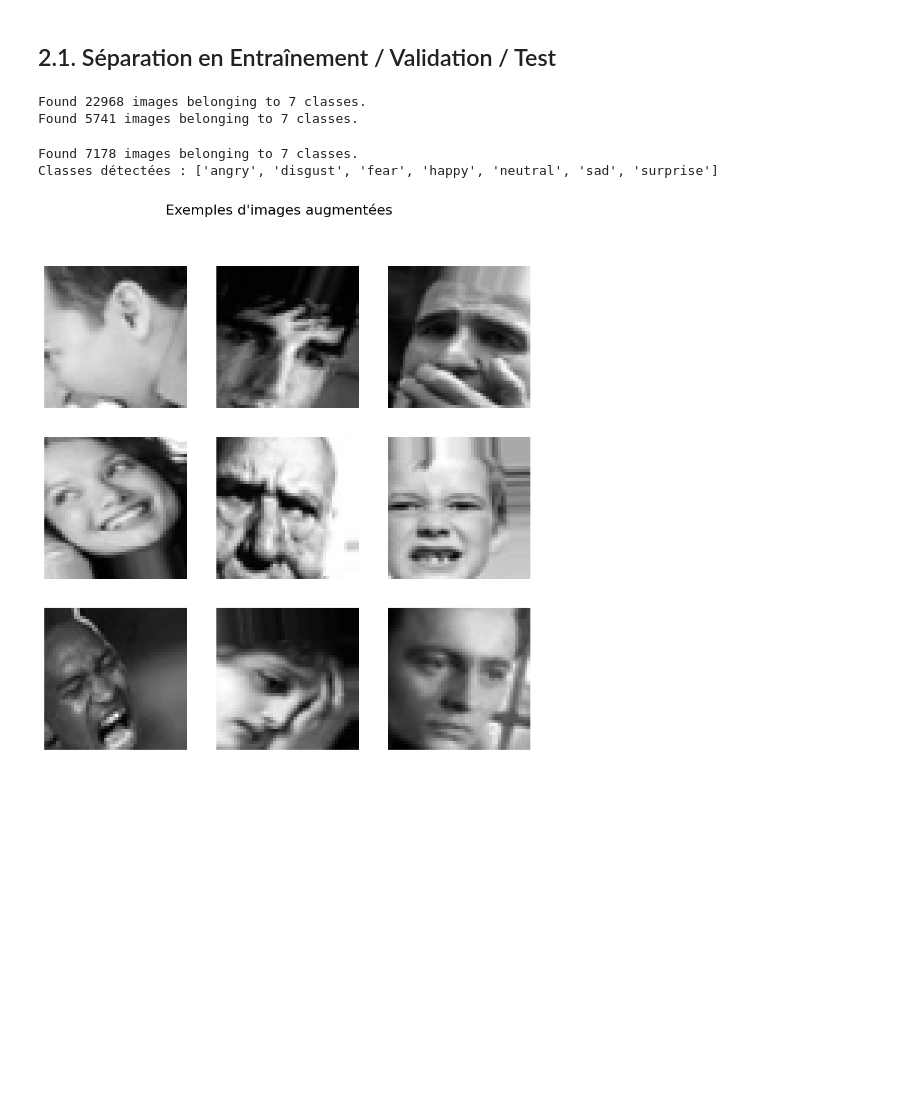
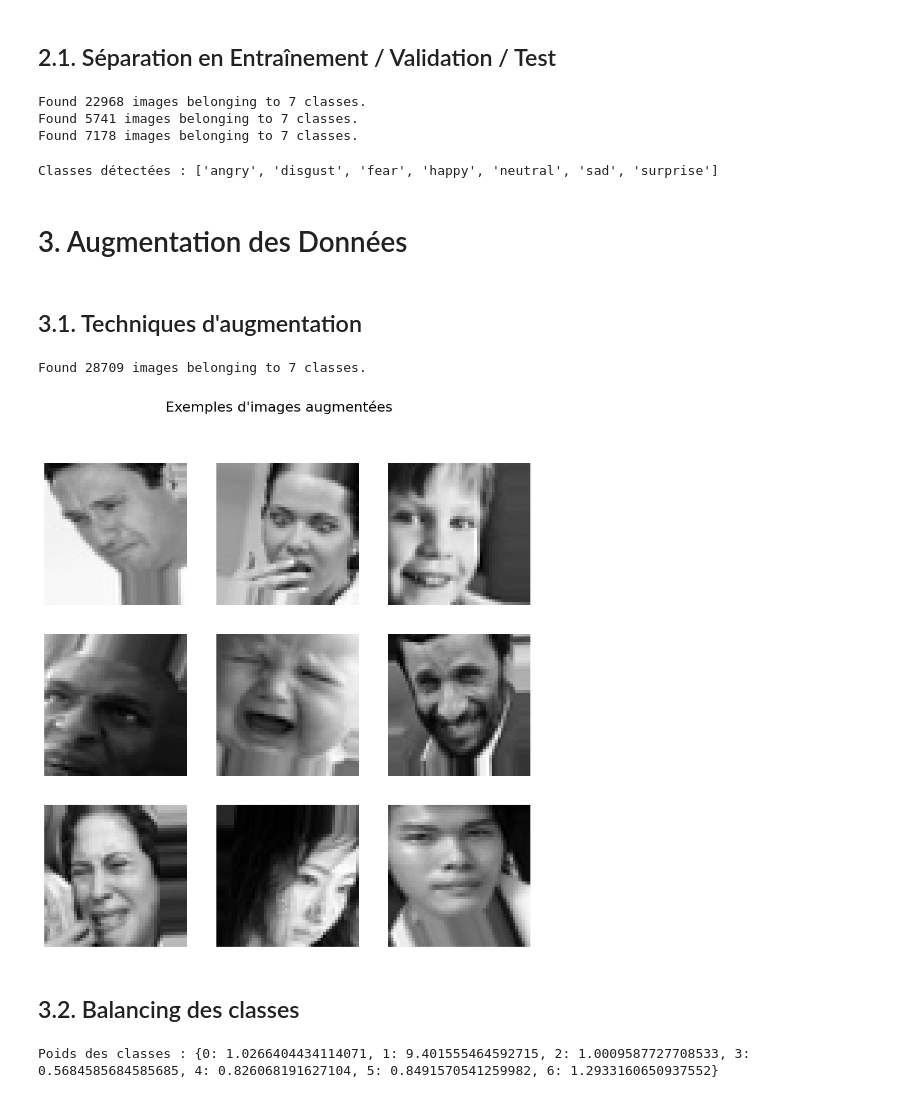
Before and after one commit to weda-mossab/Reconnaissance-des-Emotions-par-Analyse-des-Expressions-Faciales-Computer-Vision-, a Jupyter notebook: computer_vision.ipynb, the cells around one changed output. Saved outputs shown, nothing was run; the diff lists cells and outputs as text; code cells hidden in the pictures; blank space fills up the shorter version.

```diff
--- a/computer_vision.ipynb
+++ b/computer_vision.ipynb
@@ -91,17 +84,15 @@ test_datagen = ImageDataGenerator(rescale=1.0/255)
 # %% [markdown]
 ## 2.1. Séparation en Entraînement / Validation / Test
 # %%
-# 1. Entraînement (80% du dataset d'entraînement)
 train_generator = train_datagen.flow_from_directory(
     data_dir_train,
     target_size=img_size,
     batch_size=32,
-    color_mode="grayscale",  # Les images FER2013 sont en niveaux de gris
-    class_mode="categorical",  # Classification multi-classes
+    color_mode="grayscale",
+    class_mode="categorical",
     subset="training"
 )
 
-# 2. Validation (20% du dataset d'entraînement)
 validation_generator = train_datagen.flow_from_directory(
     data_dir_train,
     target_size=img_size,
@@ -110,38 +101,71 @@ validation_generator = train_datagen.flow_from_directory(
     class_mode="categorical",
     subset="validation"
 )
+
+test_generator = test_datagen.flow_from_directory(
+    data_dir_test,
+    target_size=img_size,
+    batch_size=32,
+    color_mode="grayscale",
+    class_mode="categorical",
+    shuffle=False
+)
 # %% [output]
 Found 22968 images belonging to 7 classes.
 Found 5741 images belonging to 7 classes.
+Found 7178 images belonging to 7 classes.
 # %%
-# 3. Test (indépendant du set d'entraînement et validation)
-test_generator = test_datagen.flow_from_directory(
-    data_dir_test,
-    target_size=img_size,
-    batch_size=32,
-    color_mode="grayscale",
-    class_mode="categorical",
-    shuffle=False  # Pas de mélange des données de test
-)
-
 # Affichage des classes détectées
 class_labels = list(train_generator.class_indices.keys())
 print("Classes détectées :", class_labels)
 # %% [output]
-Found 7178 images belonging to 7 classes.
 Classes détectées : ['angry', 'disgust', 'fear', 'happy', 'neutral', 'sad', 'surprise']
+# %% [markdown]
+# 3. Augmentation des Données
+# %% [markdown]
+## 3.1. Techniques d'augmentation
 # %%
+augmented_datagen = ImageDataGenerator(
+    rescale=1./255,
+    rotation_range=20,
+    width_shift_range=0.2,
+    height_shift_range=0.2,
+    shear_range=0.2,
+    zoom_range=0.2,
+    horizontal_flip=True
+)
+
+augmented_generator = augmented_datagen.flow_from_directory(
+    data_dir_train,
+    target_size=img_size,
+    batch_size=32,
+    color_mode="grayscale",
+    class_mode="categorical"
+)
+
 # Visualisation d'images augmentées
-augmented_images, _ = next(train_generator)
+augmented_images, _ = next(augmented_generator)
 plt.figure(figsize=(10, 10))
 plt.suptitle("Exemples d'images augmentées", fontsize=16)
 for i in range(9):
     plt.subplot(3, 3, i+1)
     plt.imshow(augmented_images[i].squeeze(), cmap='gray')
     plt.axis('off')
 plt.show()
 # %% [output]
+Found 28709 images belonging to 7 classes.
-[figure, old version]
+[figure, new version]
+# %% [markdown]
+## 3.2. Balancing des classes
+# %%
+# Calcul des poids des classes pour équilibrer les classes
+y_train = train_generator.classes  # Labels des classes dans l'ensemble d'entraînement
+class_weights = compute_class_weight('balanced', classes=np.unique(y_train), y=y_train)
+class_weights_dict = dict(enumerate(class_weights))
+
+print("Poids des classes :", class_weights_dict)
+# %% [output]
+Poids des classes : {0: 1.0266404434114071, 1: 9.401555464592715, 2: 1.0009587727708533, 3: 0.5684585684585685, 4: 0.826068191627104, 5: 0.8491570541259982, 6: 1.2933160650937552}
 # %%
 # Étape 5 : Construction du modèle CNN
 model = Sequential([
```
Also changed, not shown: parts of 6 cells of this notebook.
